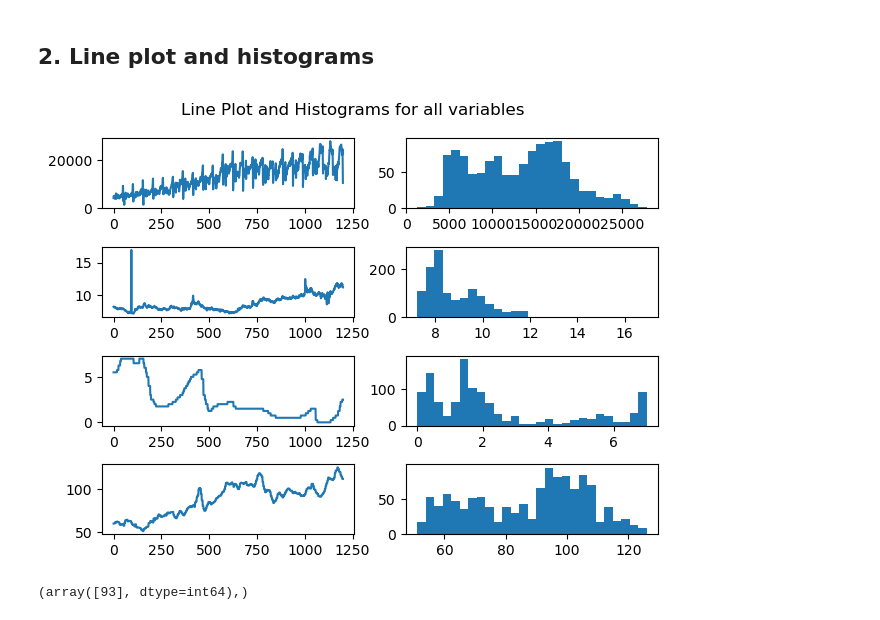
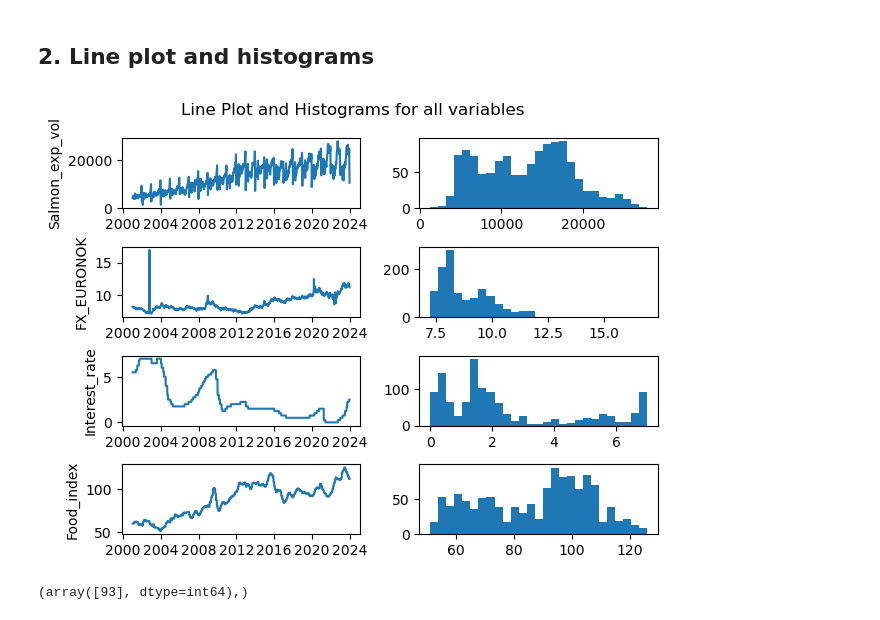
Before and after one commit to DataJakob/Various-School-Projects, a Jupyter notebook: Advanced Topics in Deep Learning/Exploratory_Data_Analysis.ipynb, the cells around one changed output. Cells and saved outputs as stored; diff of their text form; code cells hidden in the pictures.

```diff
--- a/Advanced Topics in Deep Learning/Exploratory_Data_Analysis.ipynb
+++ b/Advanced Topics in Deep Learning/Exploratory_Data_Analysis.ipynb
@@ -20,8 +20,8 @@ from statsmodels.graphics.tsaplots import plot_pacf
 # %%
 df = pd.read_csv('Preprocessed_data.csv')
 
-final_df.index = pd.to_datetime(final_df['Date'], format='%Y-%m-%d')
-final_df.drop(['Salmon_exp_price'], axis=1, inplace=True)
+df.index = pd.to_datetime(df['Date'], format='%Y-%m-%d')
+df.drop(['Date'], axis=1, inplace=True)
 
 print('Shape:', df.shape)
 df.head()
@@ -32,14 +39,15 @@ NameError: name 'pd' is not defined
 # %%
 fig, ax  = plt.subplots(4,2)
 for i in range(0,len(df.columns),1):
     ax[i,0].plot(df[df.columns[i]])
+    ax[i,0].set_ylabel(df.columns[i])
     ax[i,1].hist(df[df.columns[i]], bins=27)
 fig.suptitle('Line Plot and Histograms for all variables')
 
 fig.tight_layout()
 plt.show()
 # %% [output]
-[figure, old version]
+[figure, new version]
 # %%
 np.where(df['FX_EURONOK']==max(df['FX_EURONOK']))
 # %% [output]
```
Also changed, not shown: parts of 7 cells of this notebook, 1 other file.
